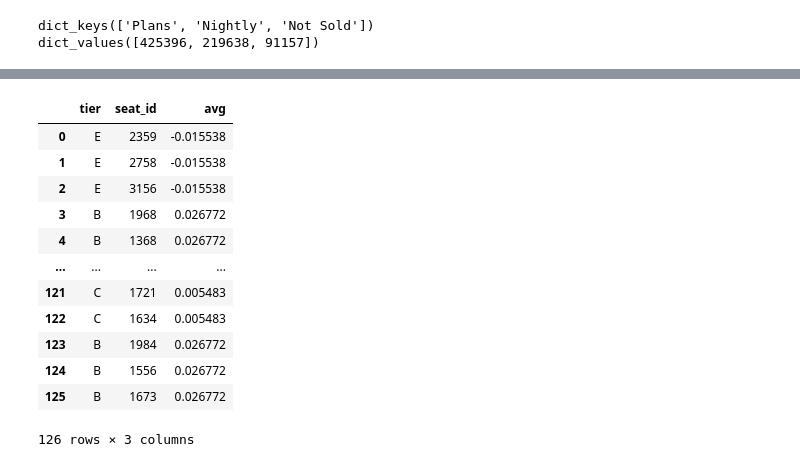
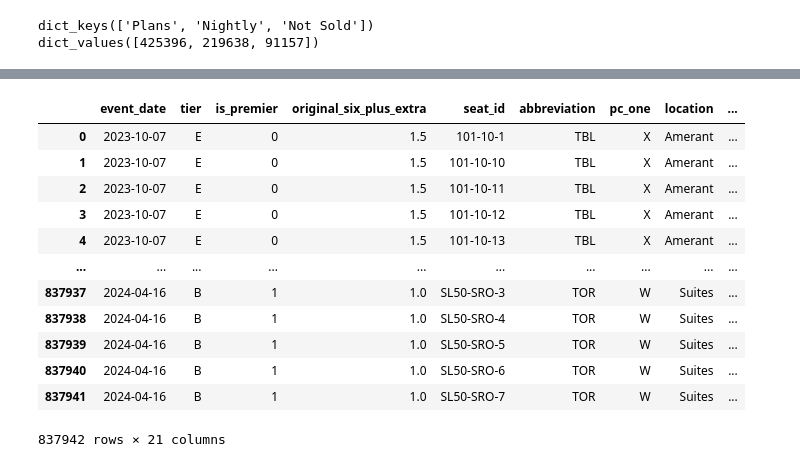
Before and after one commit to riffere-fla/pandas_party, a Jupyter notebook: ticket_revenue_model_2324.ipynb, the cells around one changed output, grey strips where cells are left out. Drawn from its saved outputs; the diff is of its cells as text; code cells hidden in the pictures.

```diff
--- a/ticket_revenue_model_2324.ipynb
+++ b/ticket_revenue_model_2324.ipynb
@@ -110,7 +110,7 @@ df_2223 = FLA_Redshift(**rs_creds).query_warehouse(sql_string=q)
 # %%
 df_2223['dow'] = [datetime.weekday(datetime.strptime(x, "%Y-%m-%d")) for x in df_2223['event_date']]
 df_2223['tier_num'] = df_2223.apply(lambda row: 5 if row['tier'] == 'A' else (4 if row['tier'] == 'B' else (3 if row['tier'] == 'C' else (2 if row['tier'] == 'D' else 1))), axis = 1)
-df_2223['random'] = np.random.rand(len(df_2223),1)
+df_2223['random'] = [x for x in (np.random.rand(len(df_2223),1)/2)]
 
 pcs = sorted(df_2223['pc_one'].unique())
 pc_dict = dict((value,count) for count, value in enumerate(pcs))
@@ -254,46 +280,36 @@ tier_full = FLA_Redshift(**rs_creds).query_warehouse(sql_string=q)
 df2 = pd.DataFrame(data = predicted, columns = ['predicted'])
 df3 = pd.DataFrame(data = clf.predict_proba(X), columns = ['Nightly', 'Not Sold', 'Plans'])
 df_final = pd.concat([df_2324,df2,df3], axis = 1)
+# %%
+df_final
+# %% [output]
+|  | event_date | tier | is_premier | original_six_plus_extra | seat_id | abbreviation | pc_one | location | ... |
+| 0 | 2023-10-07 | E | 0 | 1.5 | 101-10-1 | TBL | X | Amerant | ... |
+| 1 | 2023-10-07 | E | 0 | 1.5 | 101-10-10 | TBL | X | Amerant | ... |
+| 2 | 2023-10-07 | E | 0 | 1.5 | 101-10-11 | TBL | X | Amerant | ... |
+| 3 | 2023-10-07 | E | 0 | 1.5 | 101-10-12 | TBL | X | Amerant | ... |
+| 4 | 2023-10-07 | E | 0 | 1.5 | 101-10-13 | TBL | X | Amerant | ... |
+| ... | ... | ... | ... | ... | ... | ... | ... | ... | ... |
+| 837937 | 2024-04-16 | B | 1 | 1.0 | SL50-SRO-3 | TOR | W | Suites | ... |
+| 837938 | 2024-04-16 | B | 1 | 1.0 | SL50-SRO-4 | TOR | W | Suites | ... |
+| 837939 | 2024-04-16 | B | 1 | 1.0 | SL50-SRO-5 | TOR | W | Suites | ... |
+| 837940 | 2024-04-16 | B | 1 | 1.0 | SL50-SRO-6 | TOR | W | Suites | ... |
+| 837941 | 2024-04-16 | B | 1 | 1.0 | SL50-SRO-7 | TOR | W | Suites | ... |
+837942 rows × 21 columns
 # %%
 df_final_not_sold = df_final[df_final['ticket_type_group'] == 'Not Sold']
 df_final_not_sold = df_final_not_sold.groupby(by = ['event_date', 'tier','predicted'])['seat_id'].count()
 df_final_not_sold = df_final_not_sold.to_frame()
-df_final_not_sold = df_final_not_sold.rename({'predicted':'ticket_type_group', 'seat_id' : 'predicted'})
-#df_final_not_sold.reset_index(inplace = True)
+df_final_not_sold.reset_index(inplace = True)
 df_final_not_sold = df_final_not_sold.merge(right = tier_full, how = 'left', on = 'tier')
-
-# q = """
-# with a as
-#     (select event_date, count(ticket_type)
-#     from custom.cth_v_ticket_2324
-#     where ticket_type = 'Full'
-#     group by event_date)
-
-# select avg(count) from a
-# """
-# q = FLA_Redshift(**rs_creds).query_warehouse(sql_string=q)
-
-#df_final_not_sold['fulls_add'] = df_final_not_sold.apply(lambda row: row['seat_id'] if row['predicted'] != 'Plans' else q.values[0][0]*row['avg'], axis = 1)
+df_final_not_sold.rename(columns = {"predicted":"ticket_type","seat_id":"additional"}, inplace = True)
 
 df_final_sold = df_final[df_final['ticket_type_group'] != 'Not Sold']
 df_final_sold = df_final_sold.groupby(by = ['event_date', 'tier','ticket_type_group'])['seat_id'].count()
 df_final_sold = df_final_sold.to_frame()
 df_final_sold.reset_index(inplace = True)
-df_final_sold
+df_final_sold.rename(columns = {"ticket_type_group":"ticket_type","seat_id":"actual"}, inplace = True)
 
-#df_final_final = df_final_sold.merge(right = df_final_not_sold, how = 'left', on = ['event_date', 'ticket_type_group'])
-df_final_not_sold
+df_final_final = df_final_not_sold.merge(right = df_final_sold, how = 'left', on = ['event_date', 'tier','ticket_type'])
+df_final_final['plans_add'] = df_final_final.apply(lambda row: 0 if row['ticket_type'] != 'Plans' else (int(float(row['actual'])*float(row['avg'])) if float(row['actual'])*float(row['avg']) > 0 else 0), axis = 1)
+df_final_final['days_out'] = df_final_final.apply(lambda row: float((datetime.strptime(row['event_date'], '%Y-%m-%d').date()-date.today()).days), axis = 1)
-# %% [output]
-|  | tier | seat_id | avg |
-| 0 | E | 2359 | -0.015538 |
-| 1 | E | 2758 | -0.015538 |
-| 2 | E | 3156 | -0.015538 |
-| 3 | B | 1968 | 0.026772 |
-| 4 | B | 1368 | 0.026772 |
-| ... | ... | ... | ... |
-| 121 | C | 1721 | 0.005483 |
-| 122 | C | 1634 | 0.005483 |
-| 123 | B | 1984 | 0.026772 |
-| 124 | B | 1556 | 0.026772 |
-| 125 | B | 1673 | 0.026772 |
-126 rows × 3 columns
```
Also changed, not shown: parts of 19 cells of this notebook, 1 other file.
